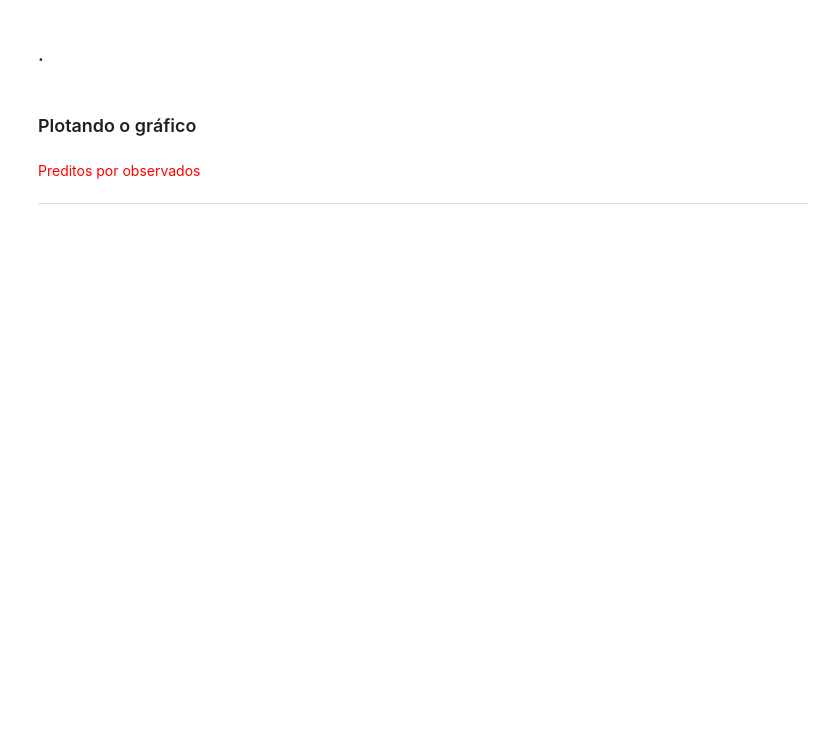
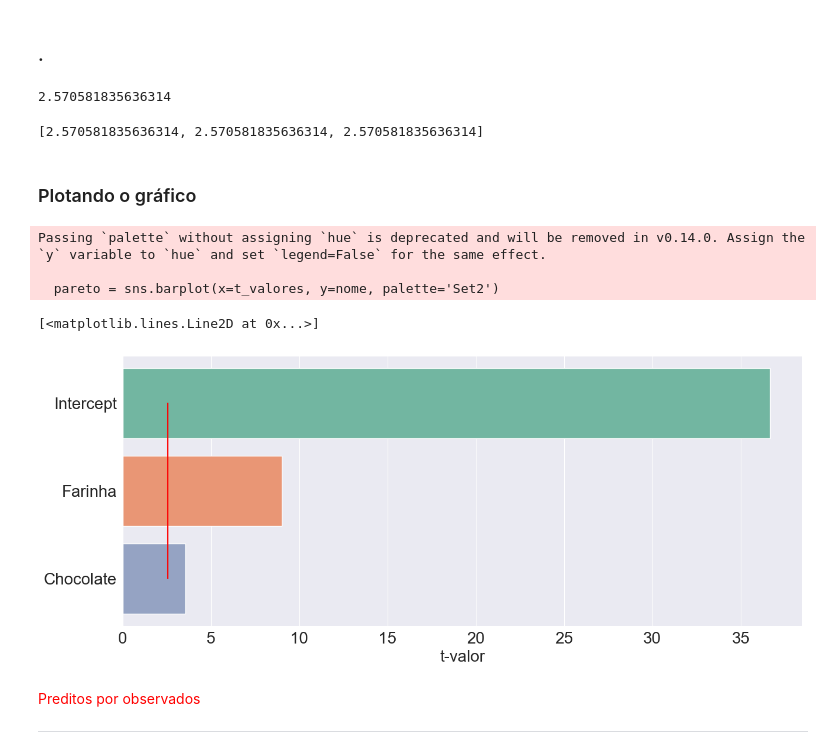
Before and after one commit to enricotm/DataScienceCourse-Alura, a Jupyter notebook: curso10/Planejamento_experimentos_aula.ipynb, the cells around one changed output. Drawn from its saved outputs; the diff is of its cells as text; code cells hidden in the pictures; blank space fills up the shorter version.

```diff
--- a/curso10/Planejamento_experimentos_aula.ipynb
+++ b/curso10/Planejamento_experimentos_aula.ipynb
@@ -460,3 +484,5 @@ Passing `palette` without assigning `hue` is deprecated and will be removed in v
 <p style='margin: 30px 30px;'>
 
 <hr style = 'border: 1px solid purple;'>
+# %%
+t_valores = modelo_ajustado_2.tvalues
@@ -462,0 +496,2 @@ Passing `palette` without assigning `hue` is deprecated and will be removed in v
+# %%
+nome = t_valores.index.to_list()
@@ -463,7 +502,31 @@ Passing `palette` without assigning `hue` is deprecated and will be removed in v
 # %% [markdown]
 ### .
+# %%
+distribuicao = stats.t(df = 5)
+# %%
+distribuicao.ppf(q = 1 - 0.025)
+# %% [output]
+2.570581835636314
+# %%
+limite = [distribuicao.ppf(q = 1 - 0.025)] * len(nome)
+limite
+# %% [output]
+[2.570581835636314, 2.570581835636314, 2.570581835636314]
 # %% [markdown]
 ### Plotando o gráfico
+# %%
+pareto = sns.barplot(x=t_valores, y=nome, palette='Set2')
+
+pareto.figure.set_size_inches(15,6)
+pareto.tick_params(labelsize=20)
+pareto.set_xlabel('t-valor', fontsize=20)
+pareto.plot(limite, nome, 'r')
+# %% [output]
+Passing `palette` without assigning `hue` is deprecated and will be removed in v0.14.0. Assign the `y` variable to `hue` and set `legend=False` for the same effect.
+
+  pareto = sns.barplot(x=t_valores, y=nome, palette='Set2')
+[<matplotlib.lines.Line2D at 0x...>]
+[figure, added]
 # %% [markdown]
 <font color='red' style='font-size: 30px;'> Preditos por observados  </font>
 <hr style='border: 2px solid red;'>
```
Also changed, not shown: parts of 25 cells of this notebook.
